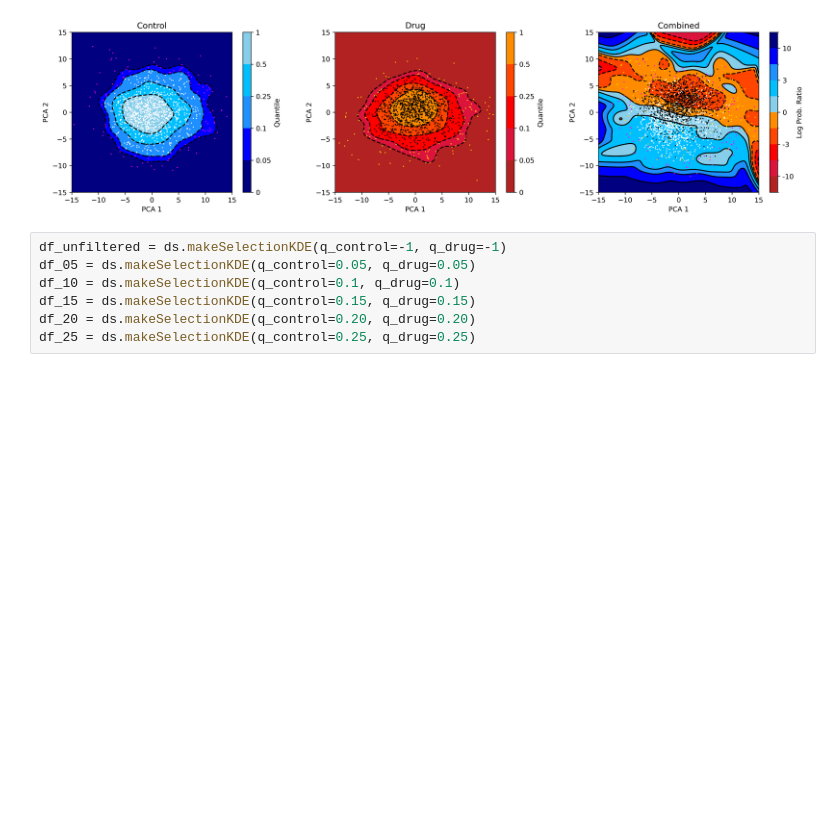
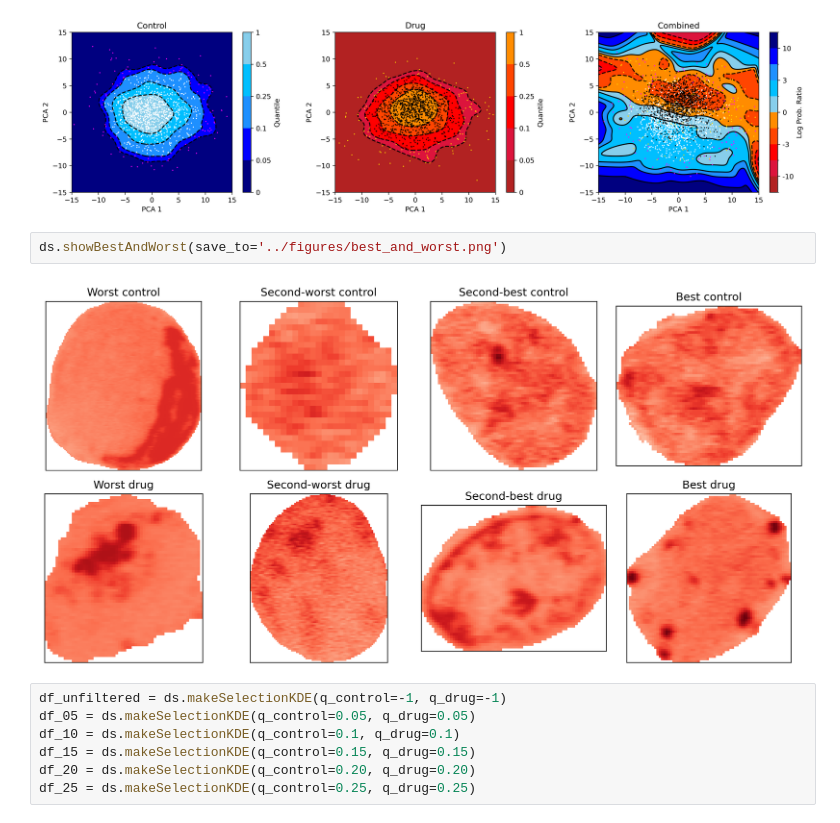
Before and after one commit to Antonio-Maschio/AML_FProject, a Jupyter notebook: clustering_LDB.ipynb, the cells around one changed output. Cells and saved outputs as stored; diff of their text form; blank space fills up the shorter version.

```diff
--- a/clustering_LDB.ipynb
+++ b/clustering_LDB.ipynb
@@ -112,6 +112,10 @@ ds.performDimReduction()
 ds.makeKDE(show_plot=True, save_to='../figures/cluster_analysis', resolution=256, threshold=0.1)
 # %% [output]
 [figure]
+# %%
+ds.showBestAndWorst(save_to='../figures/best_and_worst.png')
+# %% [output]
+[figure, added]
 # %%
 df_unfiltered = ds.makeSelectionKDE(q_control=-1, q_drug=-1)
 df_05 = ds.makeSelectionKDE(q_control=0.05, q_drug=0.05)
```
Also changed, not shown: 43 other files.
